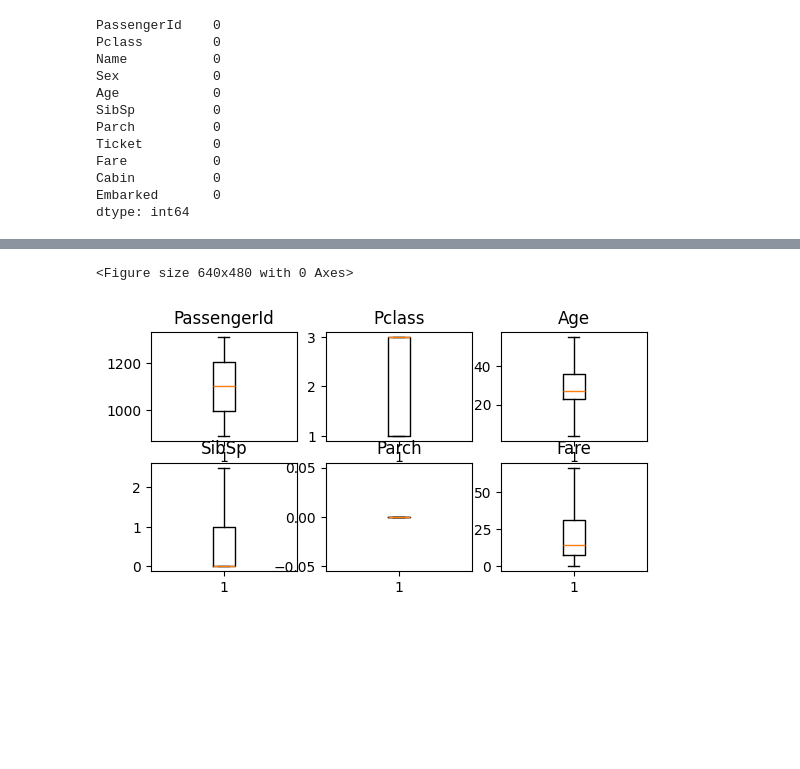
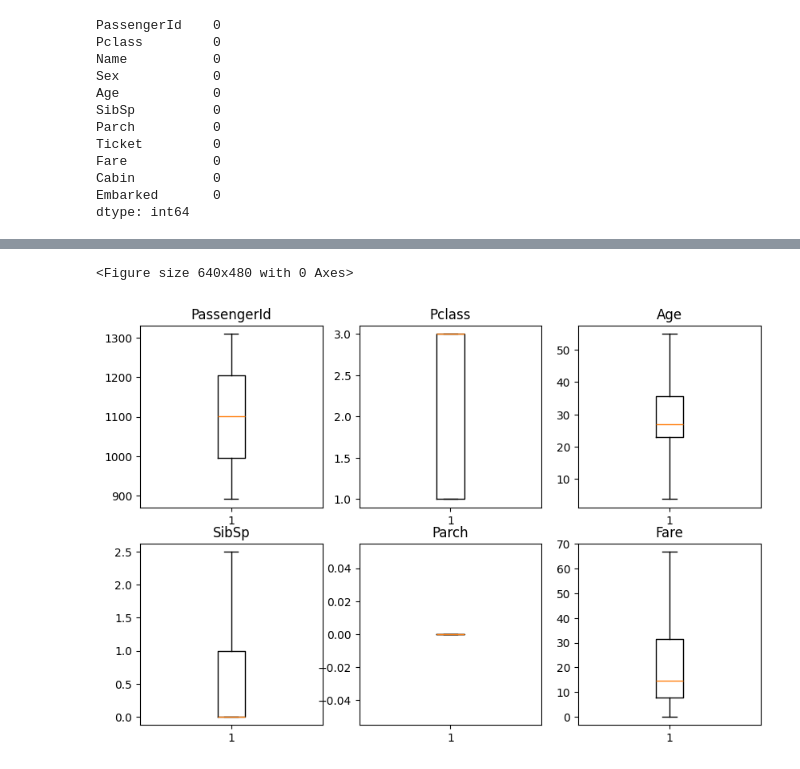
Before and after one commit to joyflorence/Data-miming-and-analytics, a Jupyter notebook: practical/Test.ipynb, the cells around one changed output, grey strips where cells are left out. Drawn from its saved outputs; the diff is of its cells as text; code cells hidden in the pictures; blank space fills up the shorter version.

```diff
--- a/practical/Test.ipynb
+++ b/practical/Test.ipynb
@@ -107,14 +104,14 @@ def handling_outlier(columns):
 handling_outlier(test_data_numeric)
 # %%
 def plotting(test_data_numeric):
-    plt.Figure(figsize=(10,10))
+    plt.figure(figsize=(10,10))
     for i, col in enumerate(test_data_numeric.columns):
-        plt.subplot(3,3,i+1)
+        plt.subplot(3, 3, i+1)
         plt.boxplot(test_data[col])
         plt.title(col)
 plt.tight_layout()
 plt.show()
 plotting(test_data_numeric)
 # %% [output]
 <Figure size 640x480 with 0 Axes>
-[figure, old version]
+[figure, new version]
```
Also changed, not shown: parts of 17 cells of this notebook, 2 other files.
